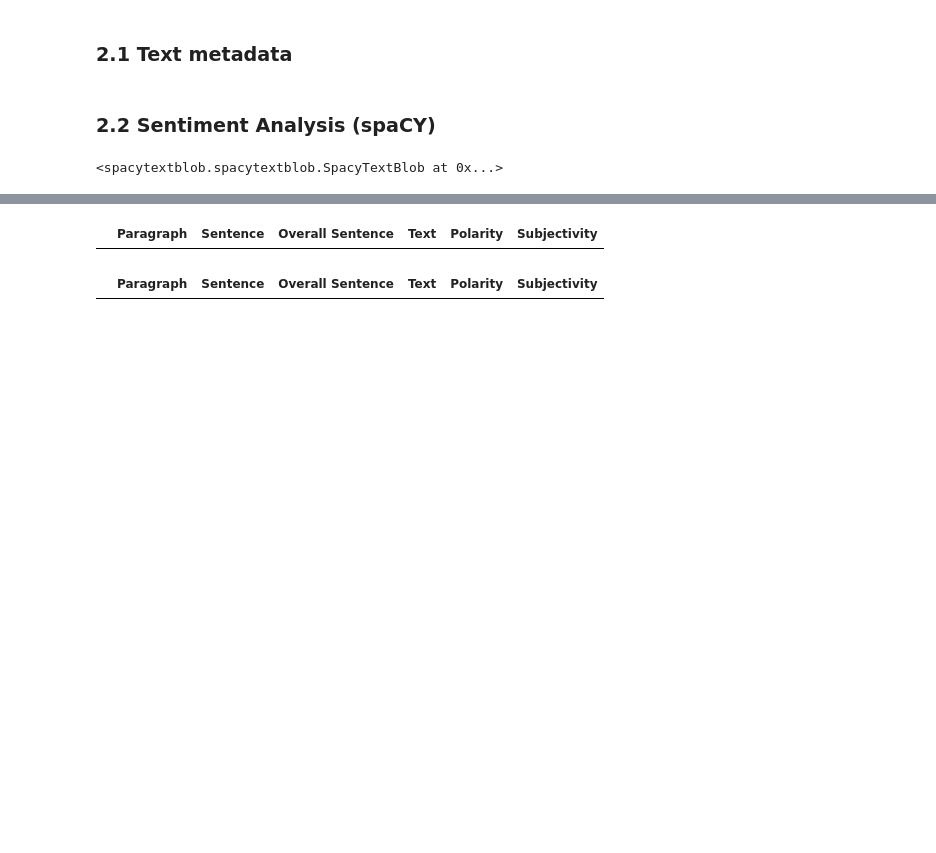
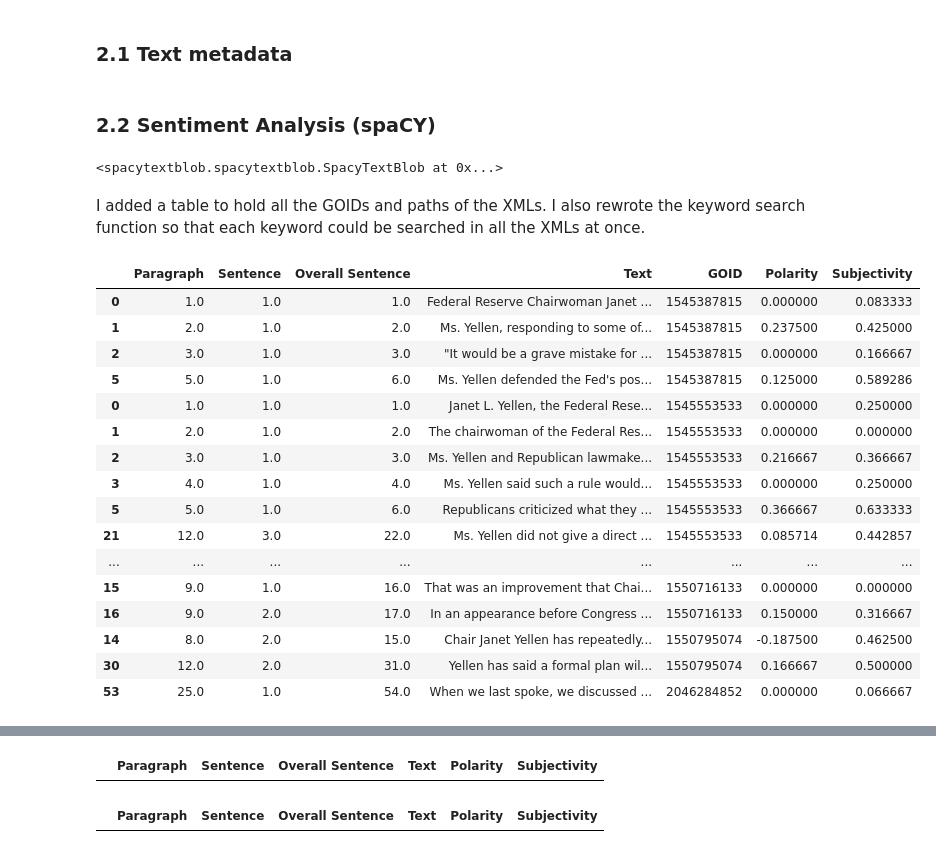
Before and after one commit to conquerv0/NLP_MacroEconIndiactors, a Jupyter notebook: Mining_Pipeline/text_mining.ipynb, the cells around one changed output, grey strips where cells are left out. Saved outputs shown, nothing was run; the diff lists cells and outputs as text; code cells hidden in the pictures; blank space fills up the shorter version.

Commit message:
add keyword search for all xmls

```diff
--- a/Mining_Pipeline/text_mining.ipynb
+++ b/Mining_Pipeline/text_mining.ipynb
@@ -163,6 +183,7 @@ def extract_paragraphs_new(path):
     tree=et.parse(path)
     root=tree.getroot()
     del_list = []
+    full = ''
     for text in root.iter('Text'):
         full = text.text
     for i in range(len(full)):
@@ -244,3 +265,40 @@ def tidy_tokens(docs):
         meta_df.append(meta)
 
     return pd.concat(meta_df)
+# %% [markdown]
+I added a table to hold all the GOIDs and paths of the XMLs. I also rewrote the keyword search function so that each keyword could be searched in all the XMLs at once.
+# %%
+xml_info = pd.read_csv('xml_path.csv')
+all_path = xml_info['Path'].tolist()
+all_id = xml_info['GOID'].tolist()
+# %%
+def keyword_search(all_id, all_path, keyword):
+    temp = pd.DataFrame()
+    for i in range(len(all_path)):
+        extracts = extract_paragraphs_new(all_path[i])
+        extracts['GOID'] = all_id[i]
+        extracts['Polarity'] = extracts['Text'].apply(get_polarity)
+        extracts['Subjectivity'] = extracts['Text'].apply(get_subjectivity)
+        temp = temp.append(extracts)
+    result = temp[temp['Text'].str.contains(keyword)]
+    return result
+# %%
+keyword_search(all_id, all_path, 'Yellen')
+# %% [output]
+|  | Paragraph | Sentence | Overall Sentence | Text | GOID | Polarity | Subjectivity |
+| 0 | 1.0 | 1.0 | 1.0 | Federal Reserve Chairwoman Janet ... | 1545387815 | 0.000000 | 0.083333 |
+| 1 | 2.0 | 1.0 | 2.0 | Ms. Yellen, responding to some of... | 1545387815 | 0.237500 | 0.425000 |
+| 2 | 3.0 | 1.0 | 3.0 | "It would be a grave mistake for ... | 1545387815 | 0.000000 | 0.166667 |
+| 5 | 5.0 | 1.0 | 6.0 | Ms. Yellen defended the Fed's pos... | 1545387815 | 0.125000 | 0.589286 |
+| 0 | 1.0 | 1.0 | 1.0 | Janet L. Yellen, the Federal Rese... | 1545553533 | 0.000000 | 0.250000 |
+| 1 | 2.0 | 1.0 | 2.0 | The chairwoman of the Federal Res... | 1545553533 | 0.000000 | 0.000000 |
+| 2 | 3.0 | 1.0 | 3.0 | Ms. Yellen and Republican lawmake... | 1545553533 | 0.216667 | 0.366667 |
+| 3 | 4.0 | 1.0 | 4.0 | Ms. Yellen said such a rule would... | 1545553533 | 0.000000 | 0.250000 |
+| 5 | 5.0 | 1.0 | 6.0 | Republicans criticized what they ... | 1545553533 | 0.366667 | 0.633333 |
+| 21 | 12.0 | 3.0 | 22.0 | Ms. Yellen did not give a direct ... | 1545553533 | 0.085714 | 0.442857 |
+| ... | ... | ... | ... | ... | ... | ... | ... |
+| 15 | 9.0 | 1.0 | 16.0 | That was an improvement that Chai... | 1550716133 | 0.000000 | 0.000000 |
+| 16 | 9.0 | 2.0 | 17.0 | In an appearance before Congress ... | 1550716133 | 0.150000 | 0.316667 |
+| 14 | 8.0 | 2.0 | 15.0 | Chair Janet Yellen has repeatedly... | 1550795074 | -0.187500 | 0.462500 |
+| 30 | 12.0 | 2.0 | 31.0 | Yellen has said a formal plan wil... | 1550795074 | 0.166667 | 0.500000 |
+| 53 | 25.0 | 1.0 | 54.0 | When we last spoke, we discussed ... | 2046284852 | 0.000000 | 0.066667 |
```
Also changed, not shown: parts of 4 cells of this notebook.
